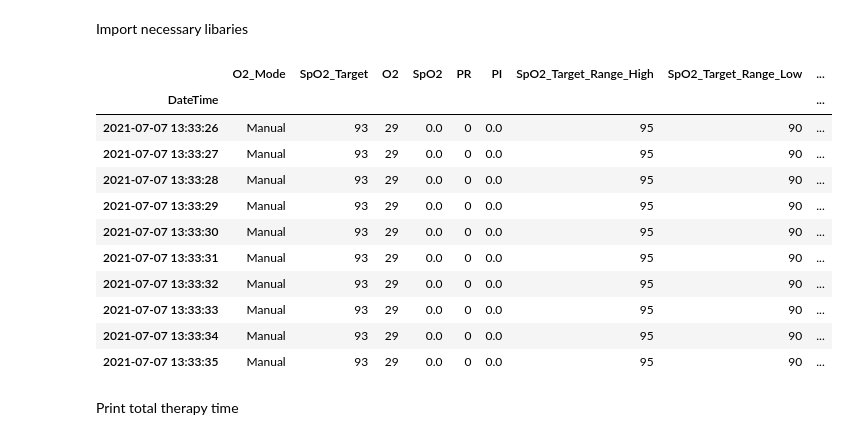
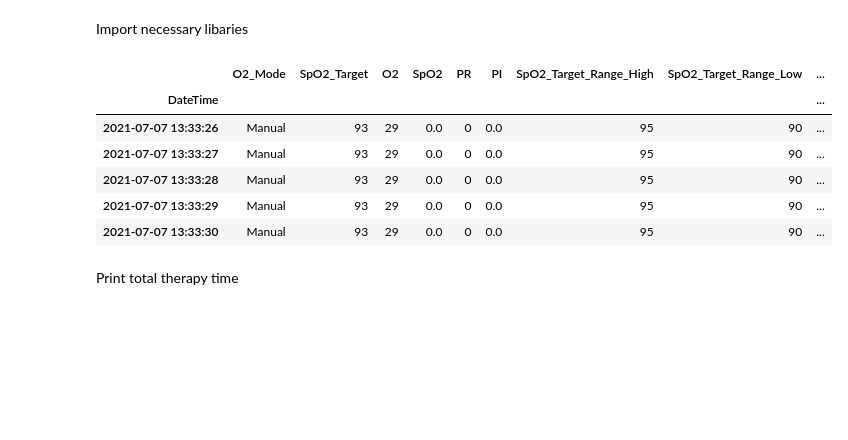
Before and after one commit to igikiss/Portfolio, a Jupyter notebook: OAM/OAM_Jupyter.ipynb, the cells around one changed output. Saved outputs shown, nothing was run; the diff lists cells and outputs as text; code cells hidden in the pictures; blank space fills up the shorter version.

```diff
--- a/OAM/OAM_Jupyter.ipynb
+++ b/OAM/OAM_Jupyter.ipynb
@@ -11,34 +11,29 @@ Import necessary libaries
 # %%
 def load_data(file_path, file_name, encoding='unicode-escape', header=0, skiprows=1):
     """Load data from a csv file and return a pandas DataFrame.
     File path and file name are required. Encoding, header and skiprows are necessary to get data.
     """
     file = os.path.join(file_path, file_name)
     return pd.read_csv(file, encoding=encoding, header=header, skiprows=skiprows, usecols=[0, 1, 2, 3, 4, 5, 6, 7, 8, 9, 10, 11, 12])
 
 file_path = '/Users/igorkiss/Documents/Igor Personal/Data/'
 file_name = '2015700023_20210707133325.csv'
 #file_name2 = '2015700023_20240223212330.csv'
 data = load_data(file_path, file_name)
 #data2 = load_data(file_path, file_name2)
 #data = pd.concat([data, data2], axis=0)
 data['DateTime'] = pd.to_datetime(data['DateTime'])
 data = data.set_index('DateTime')
 data.columns = data.columns.str.replace(' ', '_')
-data.head(10)
+data.head()
 # %% [output]
 |  | O2_Mode | SpO2_Target | O2 | SpO2 | PR | PI | SpO2_Target_Range_High | SpO2_Target_Range_Low | ... |
 | DateTime |  |  |  |  |  |  |  |  | ... |
 | 2021-07-07 13:33:26 | Manual | 93 | 29 | 0.0 | 0 | 0.0 | 95 | 90 | ... |
 | 2021-07-07 13:33:27 | Manual | 93 | 29 | 0.0 | 0 | 0.0 | 95 | 90 | ... |
 | 2021-07-07 13:33:28 | Manual | 93 | 29 | 0.0 | 0 | 0.0 | 95 | 90 | ... |
 | 2021-07-07 13:33:29 | Manual | 93 | 29 | 0.0 | 0 | 0.0 | 95 | 90 | ... |
 | 2021-07-07 13:33:30 | Manual | 93 | 29 | 0.0 | 0 | 0.0 | 95 | 90 | ... |
-| 2021-07-07 13:33:31 | Manual | 93 | 29 | 0.0 | 0 | 0.0 | 95 | 90 | ... |
-| 2021-07-07 13:33:32 | Manual | 93 | 29 | 0.0 | 0 | 0.0 | 95 | 90 | ... |
-| 2021-07-07 13:33:33 | Manual | 93 | 29 | 0.0 | 0 | 0.0 | 95 | 90 | ... |
-| 2021-07-07 13:33:34 | Manual | 93 | 29 | 0.0 | 0 | 0.0 | 95 | 90 | ... |
-| 2021-07-07 13:33:35 | Manual | 93 | 29 | 0.0 | 0 | 0.0 | 95 | 90 | ... |
 # %% [markdown]
 Print total therapy time
 # %%
```
Also changed, not shown: parts of 3 cells of this notebook.
